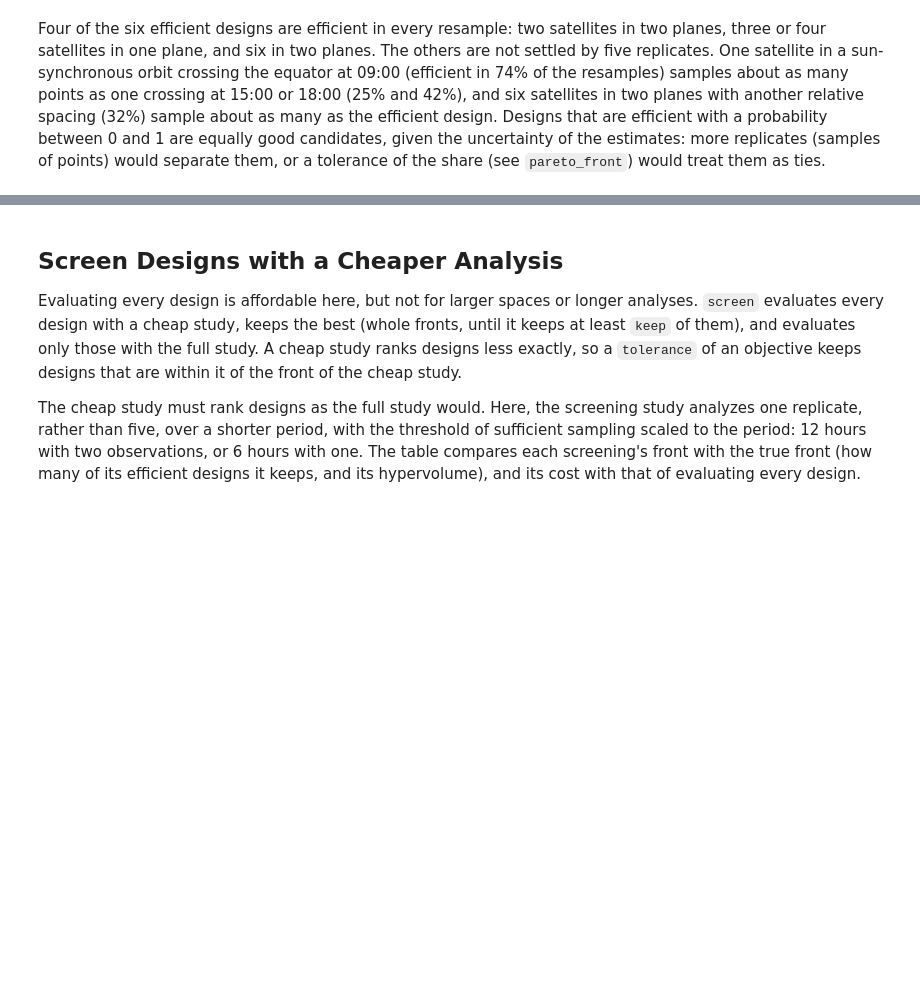
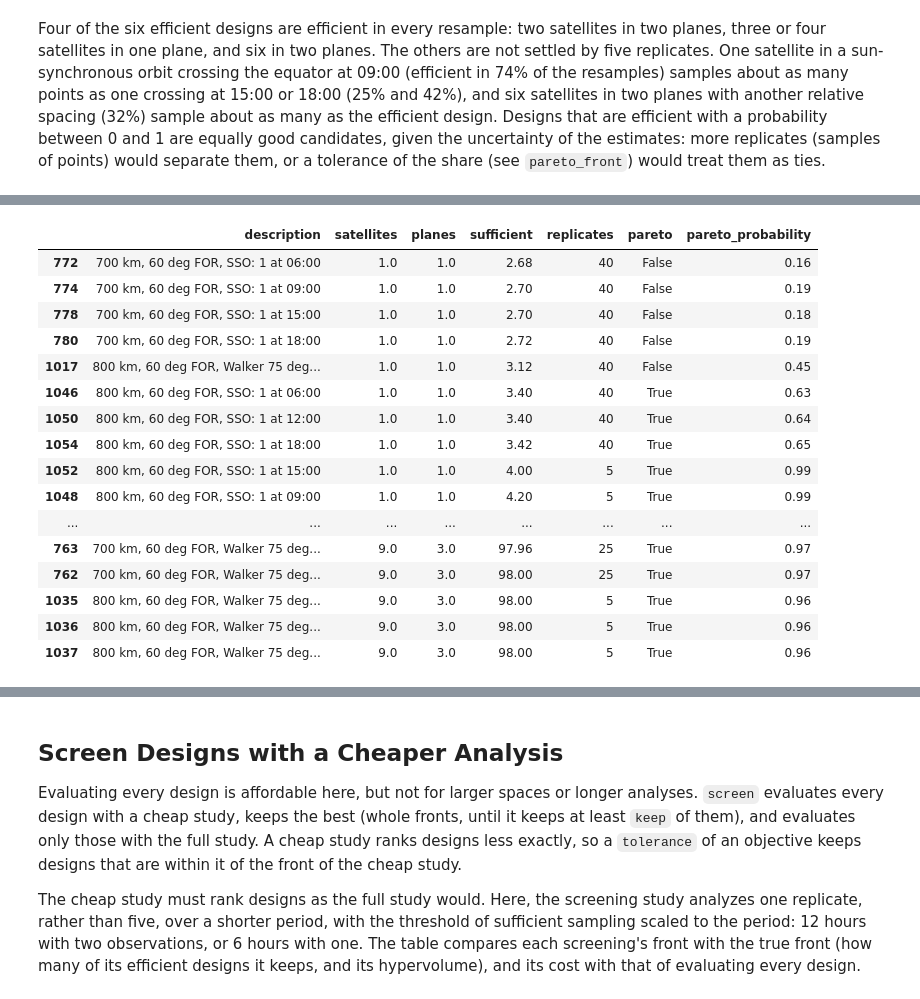
Before and after one commit to code-lab-org/tatc, a Jupyter notebook: docs/examples/SearchTradeSpace.ipynb, the cells around one changed output, grey strips where cells are left out. Cells and saved outputs as stored; diff of their text form; code cells hidden in the pictures; blank space fills up the shorter version.

```diff
--- a/docs/examples/SearchTradeSpace.ipynb
+++ b/docs/examples/SearchTradeSpace.ipynb
@@ -277,0 +244,10 @@ Four of the six efficient designs are efficient in every resample: two satellite
+# %%
+from tatc.tradespace import refine
+
+TOLERANCE = {"sufficient": 1.0}  # percentage points of the share that do not matter
+refinement = refine(
+    make_study(), designs, results, OBJECTIVES, step=5, max_replicates=40, n_resamples=1000, tolerance=TOLERANCE
+)
+added = len(refinement.results) - len(results)
+print(f"{added} evaluations added, {added / (len(designs) * 35):.1%} of those of 40 replicates of every design")
+refinement.history
@@ -277,0 +267,24 @@ Four of the six efficient designs are efficient in every resample: two satellite
+# %%
+refined = refinement.probability
+refined["description"] = [describe(values.loc[key]) for key in refined.design]
+refined[refined.pareto_probability >= 0.1].sort_values(["satellites", "planes", "sufficient"])[
+    ["description", "satellites", "planes", "sufficient", "replicates", "pareto", "pareto_probability"]
+].round(2)
+# %% [output]
+|  | description | satellites | planes | sufficient | replicates | pareto | pareto_probability |
+| 772 | 700 km, 60 deg FOR, SSO: 1 at 06:00 | 1.0 | 1.0 | 2.68 | 40 | False | 0.16 |
+| 774 | 700 km, 60 deg FOR, SSO: 1 at 09:00 | 1.0 | 1.0 | 2.70 | 40 | False | 0.19 |
+| 778 | 700 km, 60 deg FOR, SSO: 1 at 15:00 | 1.0 | 1.0 | 2.70 | 40 | False | 0.18 |
+| 780 | 700 km, 60 deg FOR, SSO: 1 at 18:00 | 1.0 | 1.0 | 2.72 | 40 | False | 0.19 |
+| 1017 | 800 km, 60 deg FOR, Walker 75 deg... | 1.0 | 1.0 | 3.12 | 40 | False | 0.45 |
+| 1046 | 800 km, 60 deg FOR, SSO: 1 at 06:00 | 1.0 | 1.0 | 3.40 | 40 | True | 0.63 |
+| 1050 | 800 km, 60 deg FOR, SSO: 1 at 12:00 | 1.0 | 1.0 | 3.40 | 40 | True | 0.64 |
+| 1054 | 800 km, 60 deg FOR, SSO: 1 at 18:00 | 1.0 | 1.0 | 3.42 | 40 | True | 0.65 |
+| 1052 | 800 km, 60 deg FOR, SSO: 1 at 15:00 | 1.0 | 1.0 | 4.00 | 5 | True | 0.99 |
+| 1048 | 800 km, 60 deg FOR, SSO: 1 at 09:00 | 1.0 | 1.0 | 4.20 | 5 | True | 0.99 |
+| ... | ... | ... | ... | ... | ... | ... | ... |
+| 763 | 700 km, 60 deg FOR, Walker 75 deg... | 9.0 | 3.0 | 97.96 | 25 | True | 0.97 |
+| 762 | 700 km, 60 deg FOR, Walker 75 deg... | 9.0 | 3.0 | 98.00 | 25 | True | 0.97 |
+| 1035 | 800 km, 60 deg FOR, Walker 75 deg... | 9.0 | 3.0 | 98.00 | 5 | True | 0.96 |
+| 1036 | 800 km, 60 deg FOR, Walker 75 deg... | 9.0 | 3.0 | 98.00 | 5 | True | 0.96 |
+| 1037 | 800 km, 60 deg FOR, Walker 75 deg... | 9.0 | 3.0 | 98.00 | 5 | True | 0.96 |
```
Also changed, not shown: parts of 12 cells of this notebook, 14 other files.
